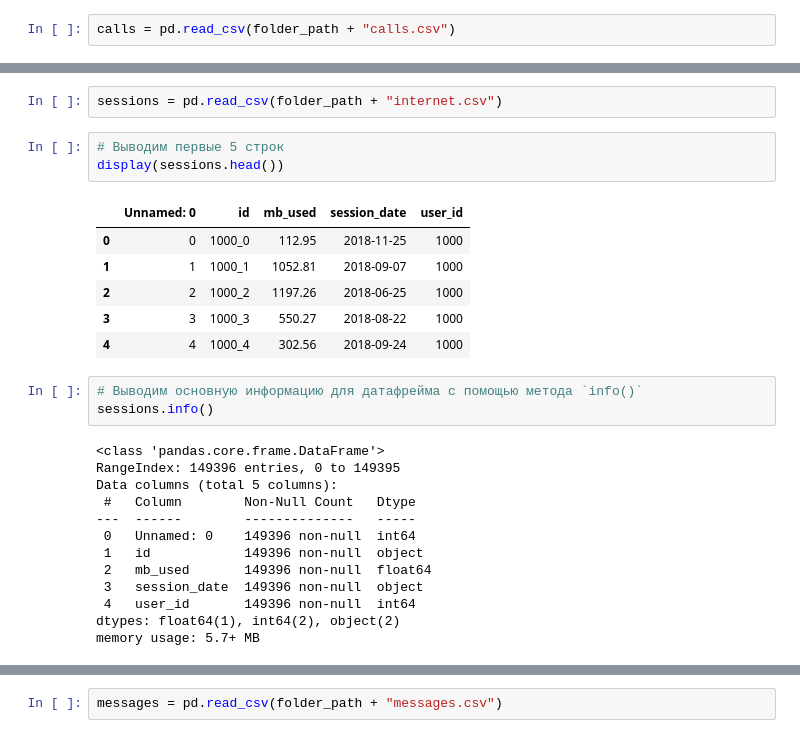
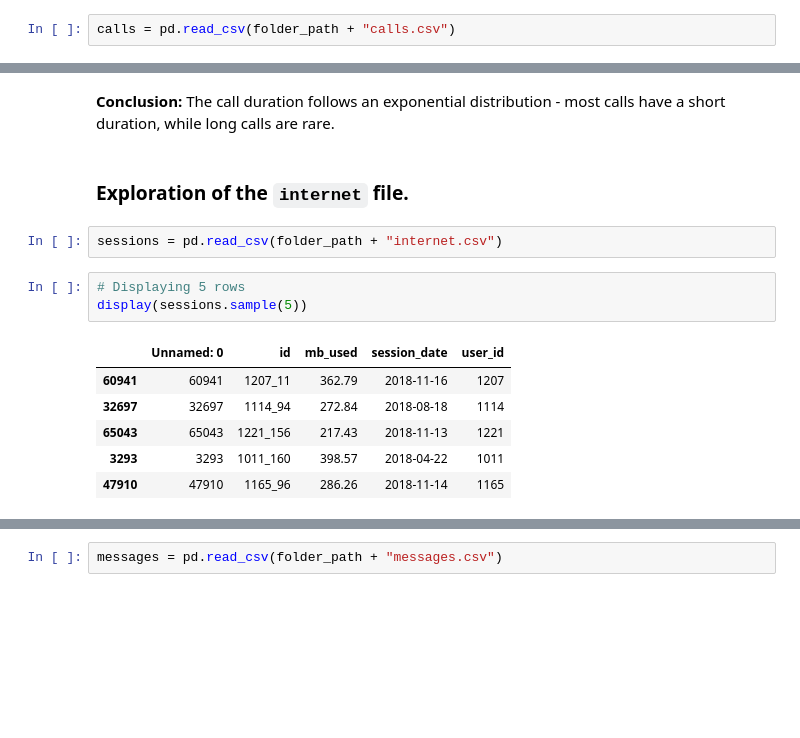
Before and after one commit to avostapenkokz/Portfolio, a Jupyter notebook: TelecomAnalysis/TelecomAnalysis.ipynb, the cells around one changed output, grey strips where cells are left out. Cells and saved outputs as stored; diff of their text form; blank space fills up the shorter version.

```diff
--- a/TelecomAnalysis/TelecomAnalysis.ipynb
+++ b/TelecomAnalysis/TelecomAnalysis.ipynb
@@ -97,28 +95,16 @@ plt.show()
+# %% [markdown]
+**Conclusion:** The call duration follows an exponential distribution - most calls have a short duration, while long calls are rare.
+# %% [markdown]
+### Exploration of the `internet` file.
 # %%
 sessions = pd.read_csv(folder_path + "internet.csv")
 # %%
-# Выводим первые 5 строк
-display(sessions.head())
+# Displaying 5 rows
+display(sessions.sample(5))
 # %% [output]
 |  | Unnamed: 0 | id | mb_used | session_date | user_id |
-| 0 | 0 | 1000_0 | 112.95 | 2018-11-25 | 1000 |
-| 1 | 1 | 1000_1 | 1052.81 | 2018-09-07 | 1000 |
-| 2 | 2 | 1000_2 | 1197.26 | 2018-06-25 | 1000 |
-| 3 | 3 | 1000_3 | 550.27 | 2018-08-22 | 1000 |
-| 4 | 4 | 1000_4 | 302.56 | 2018-09-24 | 1000 |
+| 60941 | 60941 | 1207_11 | 362.79 | 2018-11-16 | 1207 |
+| 32697 | 32697 | 1114_94 | 272.84 | 2018-08-18 | 1114 |
+| 65043 | 65043 | 1221_156 | 217.43 | 2018-11-13 | 1221 |
+| 3293 | 3293 | 1011_160 | 398.57 | 2018-04-22 | 1011 |
+| 47910 | 47910 | 1165_96 | 286.26 | 2018-11-14 | 1165 |
-# %%
-# Выводим основную информацию для датафрейма с помощью метода `info()`
-sessions.info()
-# %% [output]
-<class 'pandas.core.frame.DataFrame'>
-RangeIndex: 149396 entries, 0 to 149395
-Data columns (total 5 columns):
- #   Column        Non-Null Count   Dtype
----  ------        --------------   -----
- 0   Unnamed: 0    149396 non-null  int64
- 1   id            149396 non-null  object
- 2   mb_used       149396 non-null  float64
- 3   session_date  149396 non-null  object
- 4   user_id       149396 non-null  int64
-dtypes: float64(1), int64(2), object(2)
-memory usage: 5.7+ MB
```
Also changed, not shown: parts of 128 cells of this notebook.
